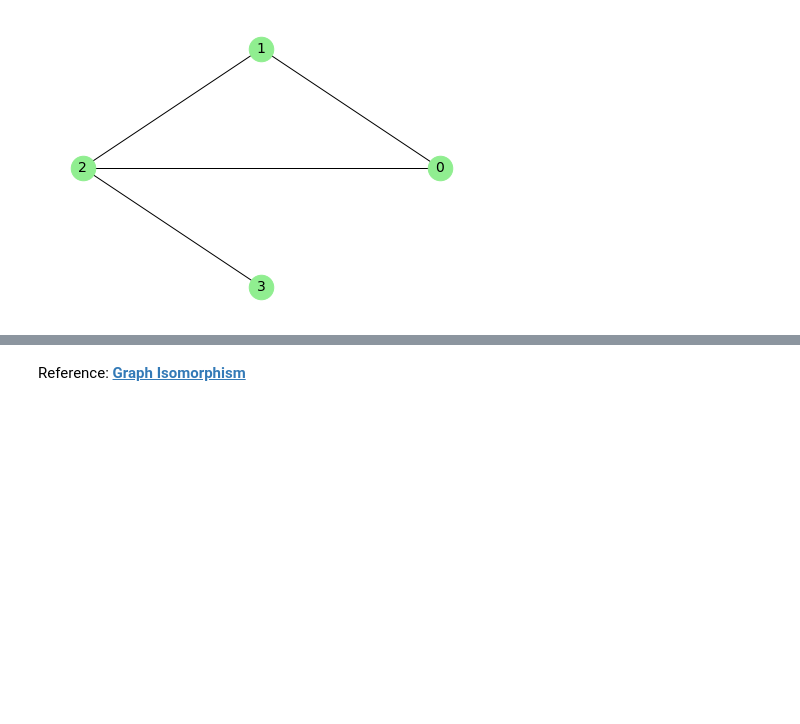
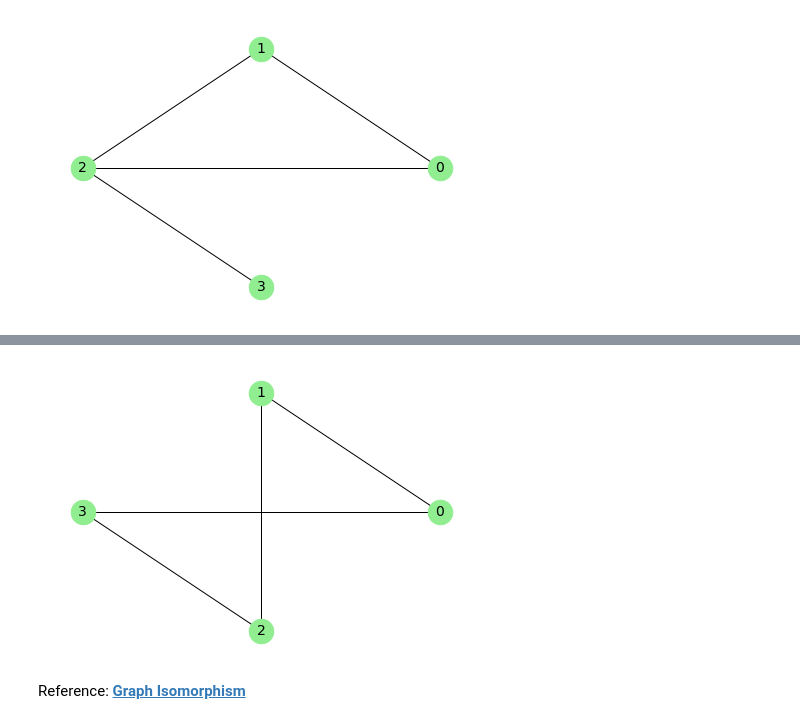
Before and after one commit to gabhang/graph_theory, a Jupyter notebook: graph-isomorphism.ipynb, the cells around one changed output, grey strips where cells are left out. Saved outputs shown, nothing was run; the diff lists cells and outputs as text; code cells hidden in the pictures; blank space fills up the shorter version.

```diff
--- a/graph-isomorphism.ipynb
+++ b/graph-isomorphism.ipynb
@@ -105,3 +113,11 @@ nx.draw_circular(G, **params) # draw graph G with parameters declared previously
+# %%
+# Create graph 3 G_3 with edges set up differently as compared to G_1 and G_2 although they have the same number of vertices
+G_3 = nx.Graph() # create graph G_3
+E = ((0, 1), (0, 3), (1, 2), (2, 3)) # declare edges E
+G_3.add_edges_from(E) # add edges E to G_2
+nx.draw_circular(G_3, **params) # draw graph G_1 with parameters declared previously
+# %% [output]
+[figure, added]
 # %% [markdown]
 Reference: __[Graph Isomorphism](https://colab.research.google.com/github/ianmcloughlin/jupyter-teaching-notebooks/blob/main/graph_isomorphism.ipynb#scrollTo=YuzRs5vn5A7R)__
 # %% [markdown]
```
Also changed, not shown: parts of 17 cells of this notebook.
